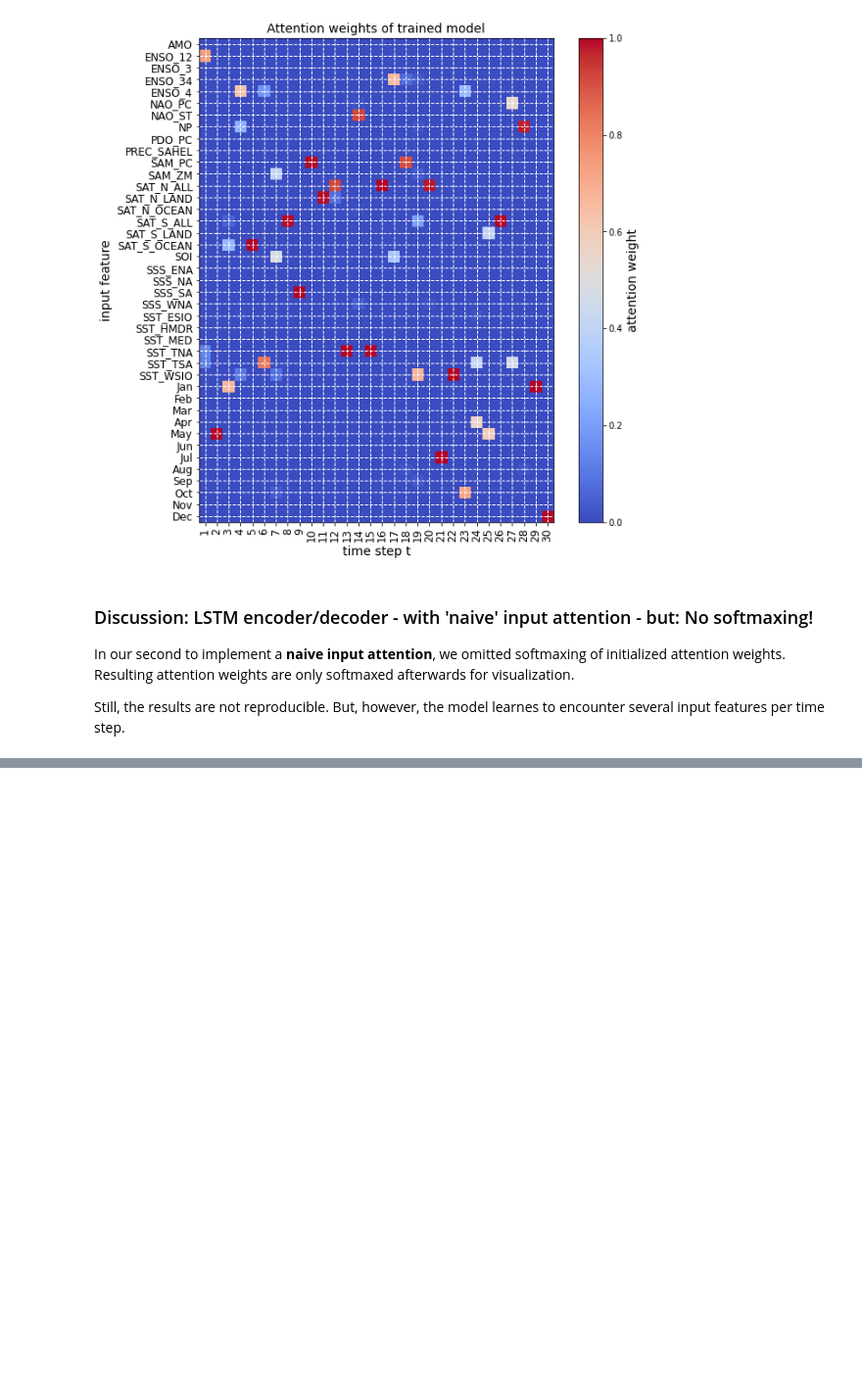
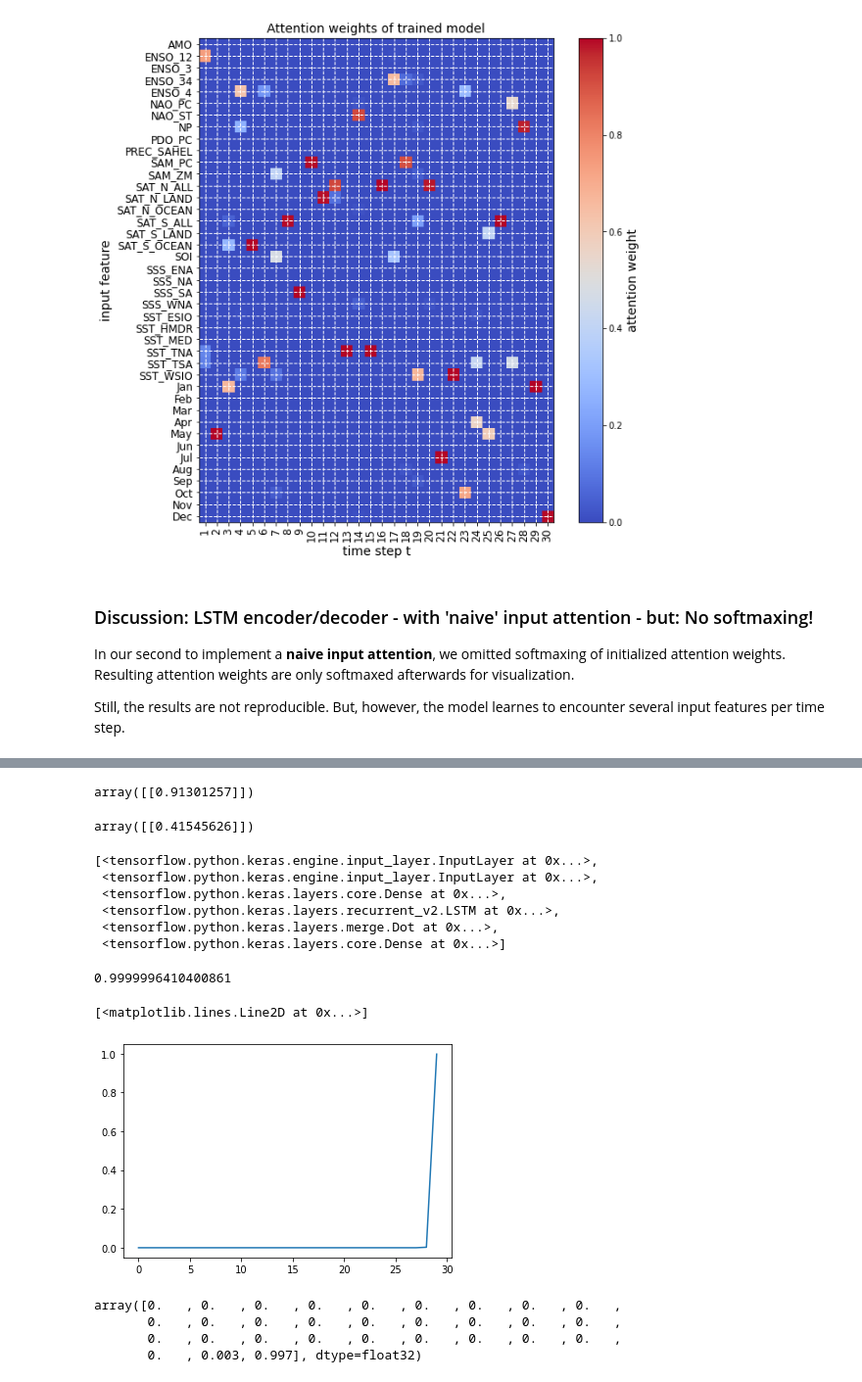
Before and after one commit to MarcoLandtHayen/predict_sahel_rainfall, a Jupyter notebook: notebooks/3c_pred_sahel_rainfall_LSTM_fc_attention.ipynb, the cells around one changed output, grey strips where cells are left out. Shown at 98% size. Drawn from its saved outputs; the diff is of its cells as text; code cells hidden in the pictures; blank space fills up the shorter version.

```diff
--- a/notebooks/3c_pred_sahel_rainfall_LSTM_fc_attention.ipynb
+++ b/notebooks/3c_pred_sahel_rainfall_LSTM_fc_attention.ipynb
@@ -1400,0 +1880,56 @@ Still, the results are not reproducible. But, however, the model learnes to enco
+# %%
+# First run:
+test_loss_min_mean
+# %% [output]
+array([[0.91301257]])
+# %%
+# First run:
+test_correl_max_mean
+# %% [output]
+array([[0.41545626]])
+# %%
+model.layers
+# %% [output]
+[<tensorflow.python.keras.engine.input_layer.InputLayer at 0x...>,
+ <tensorflow.python.keras.engine.input_layer.InputLayer at 0x...>,
+ <tensorflow.python.keras.layers.core.Dense at 0x...>,
+ <tensorflow.python.keras.layers.recurrent_v2.LSTM at 0x...>,
+ <tensorflow.python.keras.layers.merge.Dot at 0x...>,
+ <tensorflow.python.keras.layers.core.Dense at 0x...>]
+# %%
+## Get softmaxed attention weights for temporal attention:
+
+# Set dummy inputs of zeros and ones:
+dummy_input_zeros = np.zeros((1,input_length,n_features))
+dummy_input_ones = np.ones((1,input_length))
+
+# Set model input:
+inp = model.input
+
+# Set model output:
+out = model.layers[2].output
+
+# Combine input and output as new functional model:
+func = K.function([inp], [out])
+
+# Get attention weights as array:
+attention_weights_raw = np.array(func([dummy_input_zeros,dummy_input_ones]))[0,0]
+
+# Softmax raw attention weights to sum to ONE:
+attention_weights = scipy.special.softmax(attention_weights_raw)
+# %%
+sum(attention_weights)
+# %% [output]
+0.9999996410400861
+# %%
+plt.plot(attention_weights)
+# %% [output]
+[<matplotlib.lines.Line2D at 0x...>]
+[figure, added]
+# %%
+np.round(attention_weights,3)
+# %% [output]
+array([0.   , 0.   , 0.   , 0.   , 0.   , 0.   , 0.   , 0.   , 0.   ,
+       0.   , 0.   , 0.   , 0.   , 0.   , 0.   , 0.   , 0.   , 0.   ,
+       0.   , 0.   , 0.   , 0.   , 0.   , 0.   , 0.   , 0.   , 0.   ,
+       0.   , 0.003, 0.997], dtype=float32)
```
Also changed, not shown: parts of 18 cells of this notebook.
